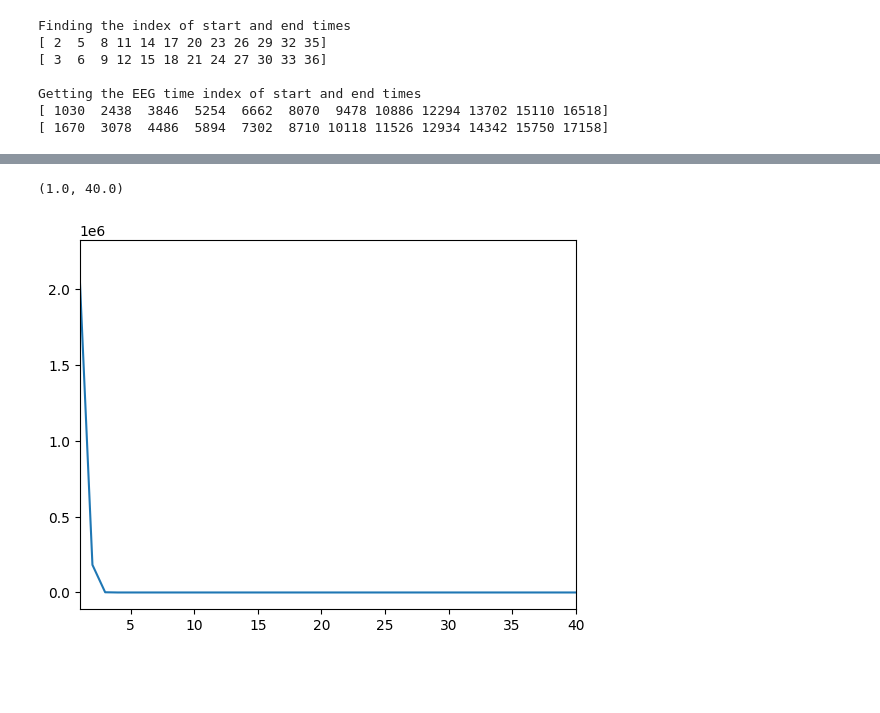
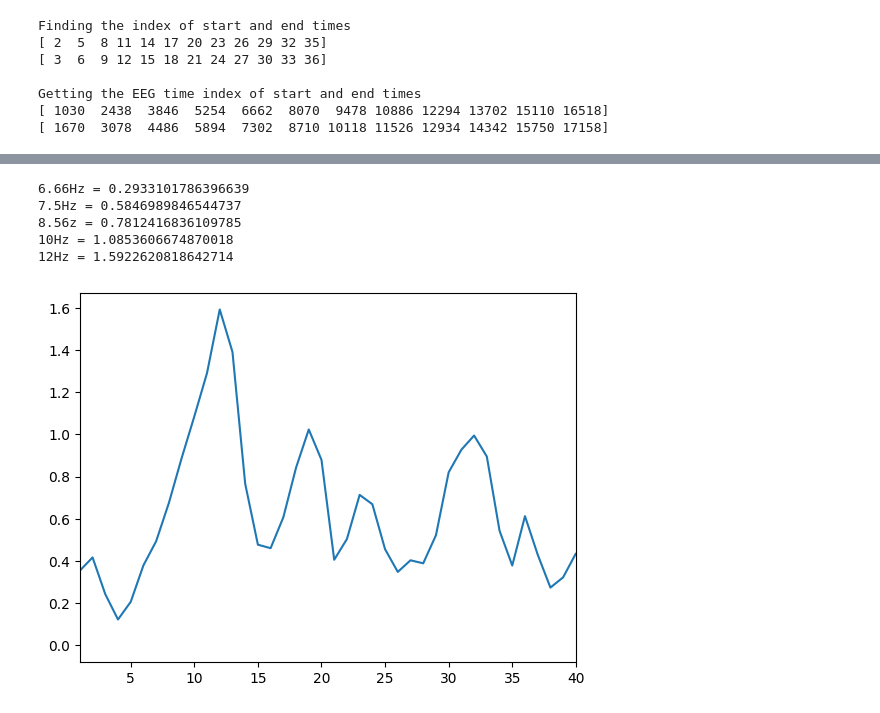
Before and after one commit to aaronjuma/SSVEP_DL, a Jupyter notebook: DataExploration.ipynb, the cells around one changed output, grey strips where cells are left out. Cells and saved outputs as stored; diff of their text form; code cells hidden in the pictures; blank space fills up the shorter version.

Commit message:
Data can export

```diff
--- a/DataExploration.ipynb
+++ b/DataExploration.ipynb
@@ -53,16 +41,22 @@ Getting the EEG time index of start and end times
 [ 1670  3078  4486  5894  7302  8710 10118 11526 12934 14342 15750 17158]
 # %%
 eeg_epoch = []
+processed_eeg = np.array([eeg_data[i].flatten() for i in range(14)])
+
+# Average re-referencing
+means = np.mean(processed_eeg, axis=0)
+processed_eeg = processed_eeg - means
+
 
 for i in range(14):
-    DataFilter.perform_bandpass(eeg_data[i], 128, 0.5, 40.0, 2, FilterTypes.BUTTERWORTH_ZERO_PHASE, 0)
-    DataFilter.perform_bandstop(eeg_data[i], 128, 58.0, 62.0, 2, FilterTypes.BUTTERWORTH_ZERO_PHASE, 0)
+    DataFilter.perform_bandpass(processed_eeg[i], 128, 1.0, 48.0, 5, FilterTypes.BUTTERWORTH_ZERO_PHASE, 0)
+    # DataFilter.perform_bandstop(eeg_data[i], 128, 58.0, 62.0, 2, FilterTypes.BUTTERWORTH_ZERO_PHASE, 0)
 
+print(len(processed_eeg[13]))
 
 for i in range(len(start_index)):
-
     # Indexing 0:14 to remove last column (it is not eeg signal, just a status signal)
-    eeg_epoch.append(eeg_data[:14, start_index[i]:end_index[i]])
+    eeg_epoch.append(processed_eeg[:, start_index[i]:end_index[i]])
 
 eeg_epoch = np.array(eeg_epoch)
 print(eeg_epoch.shape)
@@ -103,13 +81,18 @@ plt.show()
 # %%
 nfft = DataFilter.get_nearest_power_of_two(128)
-target_psd_18hz = DataFilter.get_psd_welch(eeg_epoch[0][7], nfft, nfft // 2, 128, WindowOperations.BLACKMAN_HARRIS.value)
-
-
-
-
+target_psd_18hz = DataFilter.get_psd_welch((eeg_epoch[1][6]+eeg_epoch[1][7])/2, nfft, nfft // 2, 128, WindowOperations.BLACKMAN_HARRIS.value)
 
 plt.plot(target_psd_18hz[1], target_psd_18hz[0])
 plt.xlim(1, 40)
+print(f'6.66Hz = {(target_psd_18hz[0][5] + target_psd_18hz[0][6]) / 2.0}') # 6.66
+print(f'7.5Hz = {(target_psd_18hz[0][7] + target_psd_18hz[0][8]) / 2.0}') # 7.5
+print(f'8.56z = {(target_psd_18hz[0][8] + target_psd_18hz[0][9]) / 2.0}') # 8.56
+print(f'10Hz = {target_psd_18hz[0][10]}') # 10
+print(f'12Hz = {target_psd_18hz[0][12]}') # 12
 # %% [output]
-(1.0, 40.0)
+6.66Hz = 0.2933101786396639
+7.5Hz = 0.5846989846544737
+8.56z = 0.7812416836109785
+10Hz = 1.0853606674870018
+12Hz = 1.5922620818642714
-[figure, old version]
+[figure, new version]
```
Also changed, not shown: parts of 4 cells of this notebook, 9 other files.
